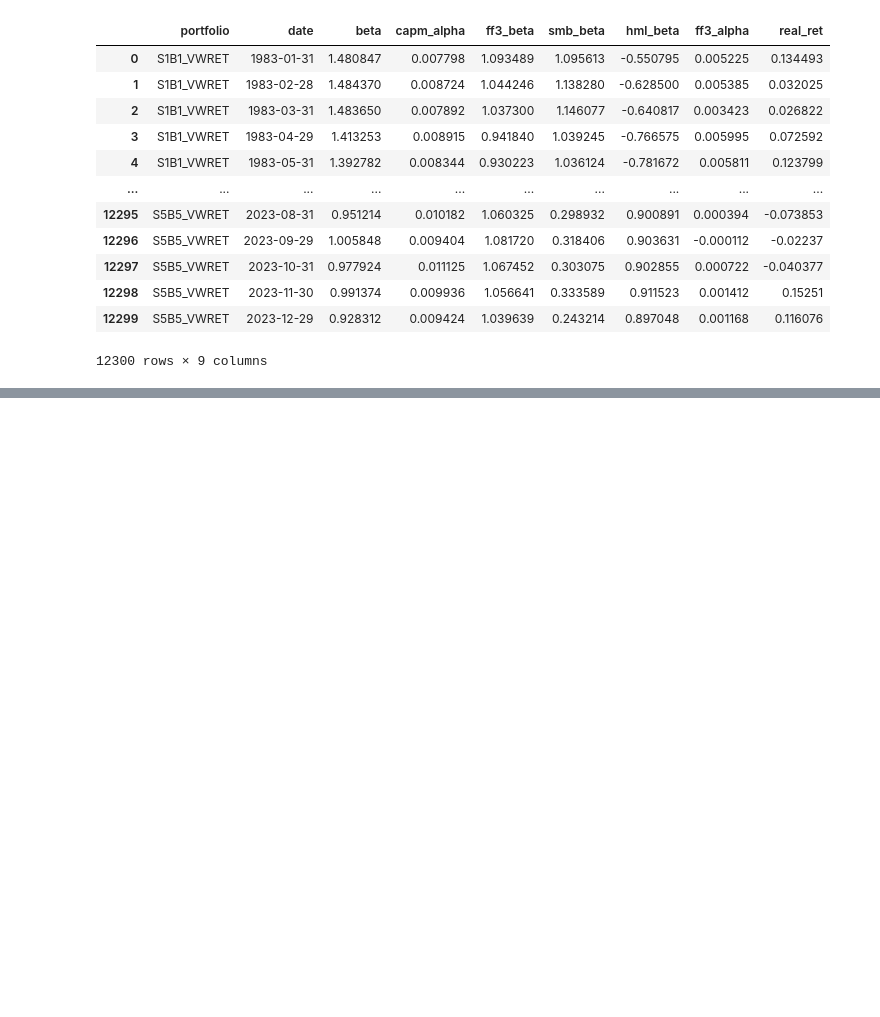
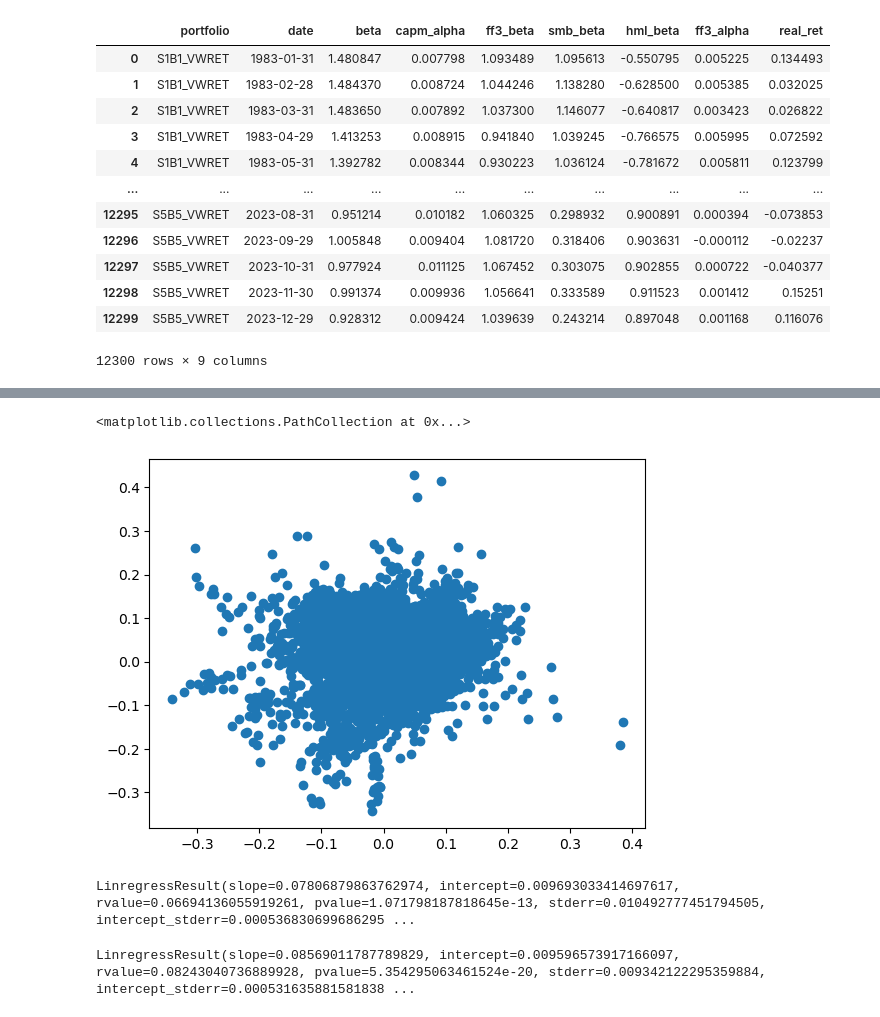
Before and after one commit to uWaterloo-CFM/CFM-301, a Jupyter notebook: Assignment 2/Assignment 2.ipynb, the cells around one changed output, grey strips where cells are left out. Cells and saved outputs as stored; diff of their text form; code cells hidden in the pictures; blank space fills up the shorter version.

```diff
--- a/Assignment 2/Assignment 2.ipynb
+++ b/Assignment 2/Assignment 2.ipynb
@@ -571,0 +671,13 @@ beta_df
+# %%
+plt.scatter(x = beta_df["ff3_exp_ret"], y = beta_df["real_ret"])
+# %% [output]
+<matplotlib.collections.PathCollection at 0x...>
+[figure, added]
+# %%
+stats.linregress(list(beta_df["capm_exp_ret"]), list(beta_df["real_ret"]))
+# %% [output]
+LinregressResult(slope=0.07806879863762974, intercept=0.009693033414697617, rvalue=0.06694136055919261, pvalue=1.071798187818645e-13, stderr=0.010492777451794505, intercept_stderr=0.000536830699686295 ...
+# %%
+stats.linregress(list(beta_df["ff3_exp_ret"]), list(beta_df["real_ret"]))
+# %% [output]
+LinregressResult(slope=0.08569011787789829, intercept=0.009596573917166097, rvalue=0.08243040736889928, pvalue=5.354295063461524e-20, stderr=0.009342122295359884, intercept_stderr=0.000531635881581838 ...
```
Also changed, not shown: parts of 14 cells of this notebook, 1 other file.
